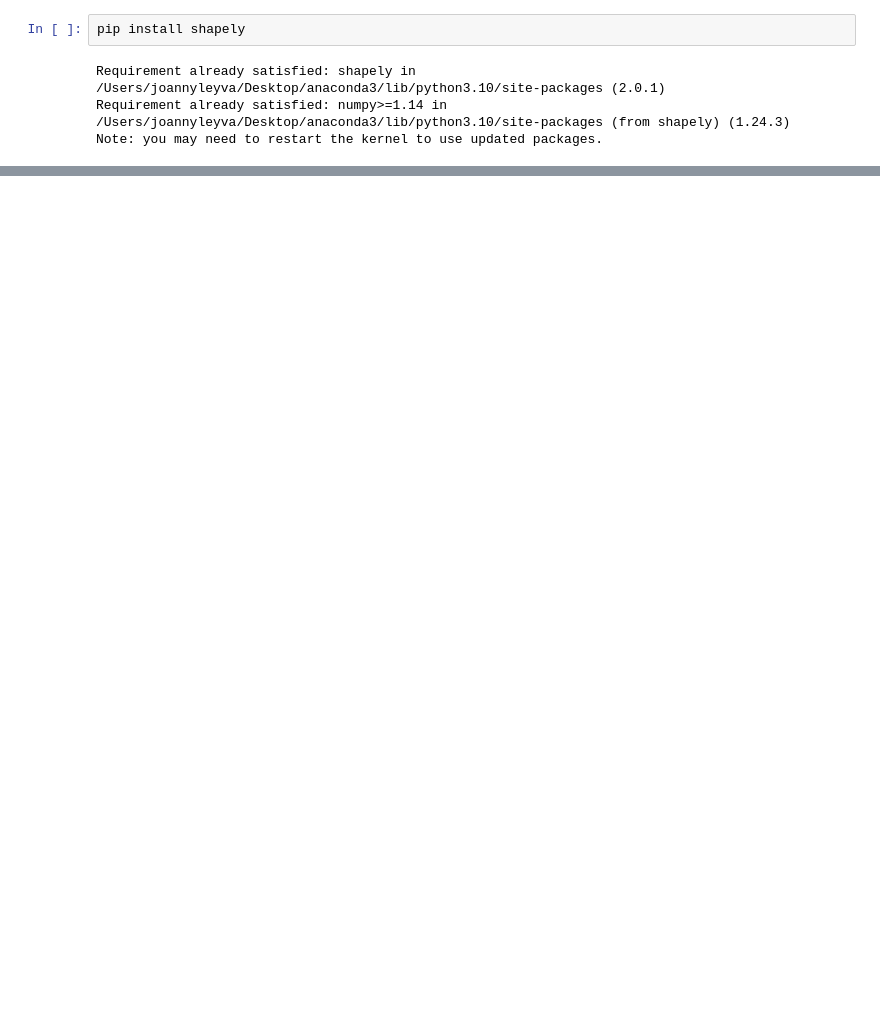
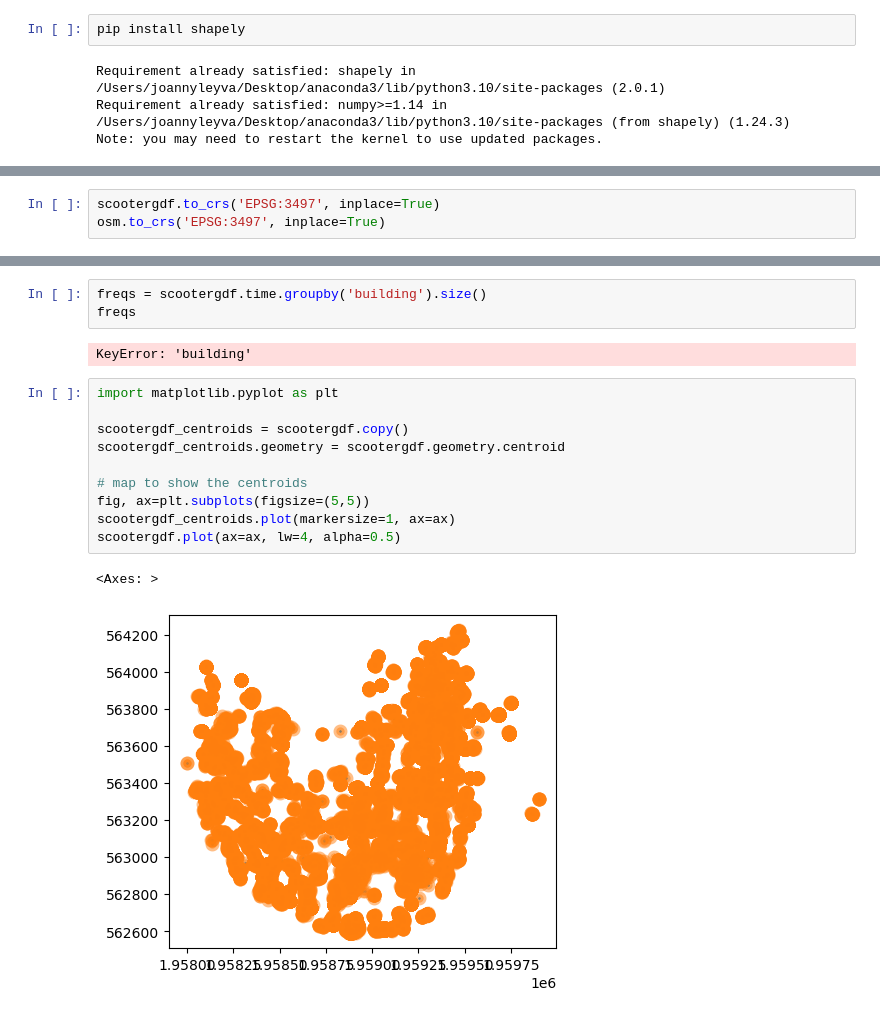
Before and after one commit to mcribioli/UDS_UCLA_Scooters, a Jupyter notebook: Building Significance.ipynb, the cells around one changed output, grey strips where cells are left out. Drawn from its saved outputs; the diff is of its cells as text; blank space fills up the shorter version.

Commit message:
Building distance update

```diff
--- a/Building Significance.ipynb
+++ b/Building Significance.ipynb
@@ -253,0 +313,3 @@ osm.set_index('geometry', inplace=True)
+# %%
+scootergdf.to_crs('EPSG:3497', inplace=True)
+osm.to_crs('EPSG:3497', inplace=True)
@@ -253,0 +332,18 @@ osm.set_index('geometry', inplace=True)
+# %%
+freqs = scootergdf.time.groupby('building').size()
+freqs
+# %% [output]
+KeyError: 'building'
+# %%
+import matplotlib.pyplot as plt
+
+scootergdf_centroids = scootergdf.copy()
+scootergdf_centroids.geometry = scootergdf.geometry.centroid
+
+# map to show the centroids
+fig, ax=plt.subplots(figsize=(5,5))
+scootergdf_centroids.plot(markersize=1, ax=ax)
+scootergdf.plot(ax=ax, lw=4, alpha=0.5)
+# %% [output]
+<Axes: >
+[figure, added]
```
Also changed, not shown: parts of 23 cells of this notebook, 2 other files.
